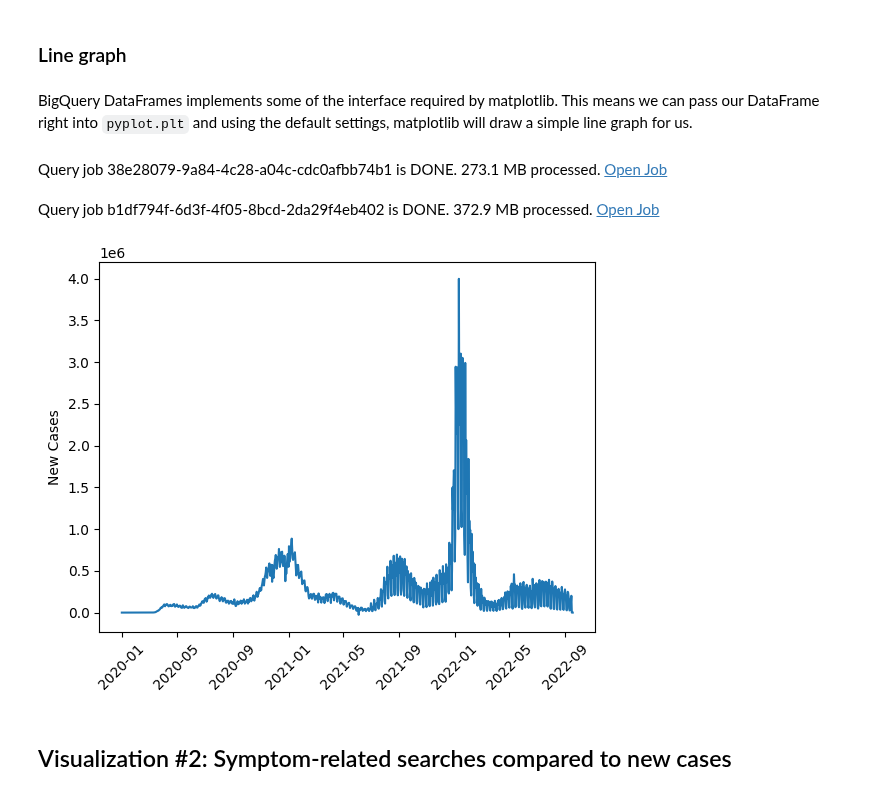
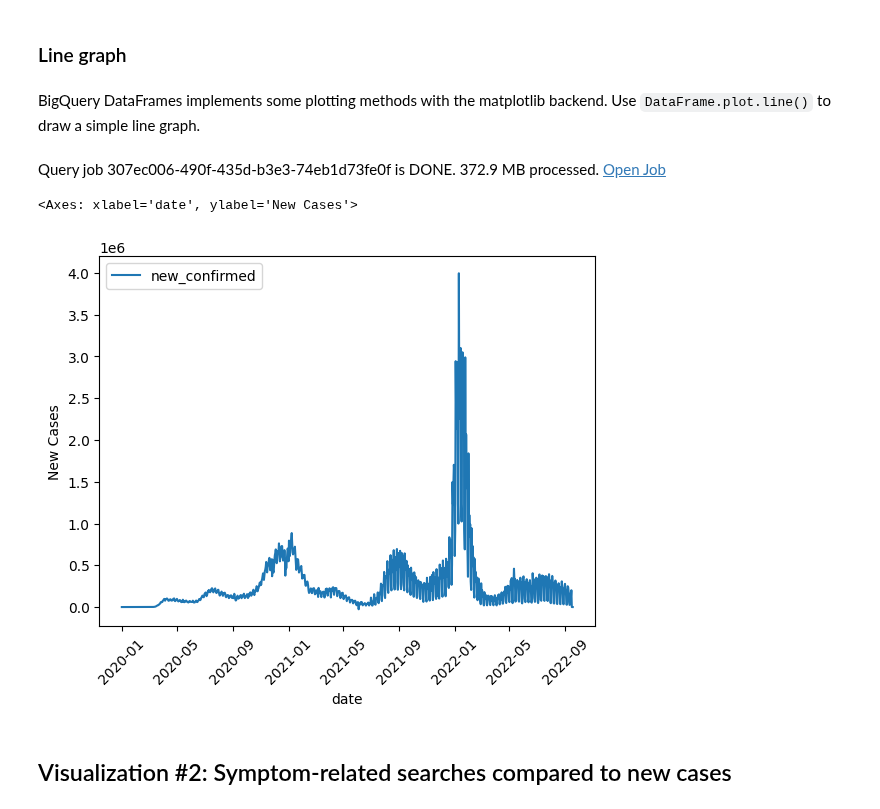
Before and after one commit to googleapis/python-bigquery-dataframes, a Jupyter notebook: notebooks/visualization/bq_dataframes_covid_line_graphs.ipynb, the cells around one changed output. Cells and saved outputs as stored; diff of their text form; code cells hidden in the pictures.

Commit message:
update notebook to use native plotting

```diff
--- a/notebooks/visualization/bq_dataframes_covid_line_graphs.ipynb
+++ b/notebooks/visualization/bq_dataframes_covid_line_graphs.ipynb
@@ -121,24 +121,17 @@ usa_data = usa_data[["date", "new_confirmed"]]
 new_cases_usa = usa_data.groupby("date").sum(numeric_only = True)
 # %% [markdown]
 ### Line graph
-# %% [markdown]
-BigQuery DataFrames implements some of the interface required by matplotlib. This means we can pass our DataFrame right into `pyplot.plt` and using the default settings, matplotlib will draw a simple line graph for us.
-# %%
-import matplotlib.pyplot as plt
-
-# matplotlin will draw a line graph by default
-plt.plot(new_cases_usa)
-# Rotate the labels on the x axis so that they don't overlap
-plt.xticks(rotation=45)
-# label the y axis for clarity
-plt.ylabel("New Cases")
-
-# Show the plot
-plt.show()
-# %% [output]
-Query job 38e28079-9a84-4c28-a04c-cdc0afbb74b1 is DONE. 273.1 MB processed. Open Job
-Query job b1df794f-6d3f-4f05-8bcd-2da29f4eb402 is DONE. 372.9 MB processed. Open Job
-[figure, removed]
+# %% [markdown]
+BigQuery DataFrames implements some plotting methods with the matplotlib backend. Use `DataFrame.plot.line()` to draw a simple line graph.
+# %%
+new_cases_usa.plot.line(
+    rot=45,
+    ylabel="New Cases",
+)
+# %% [output]
+Query job 307ec006-490f-435d-b3e3-74eb1d73fe0f is DONE. 372.9 MB processed. Open Job
+<Axes: xlabel='date', ylabel='New Cases'>
+[figure, added]
 # %% [markdown]
 ## Visualization #2: Symptom-related searches compared to new cases
 # %% [markdown]
```
Also changed, not shown: parts of 1 cell of this notebook.
